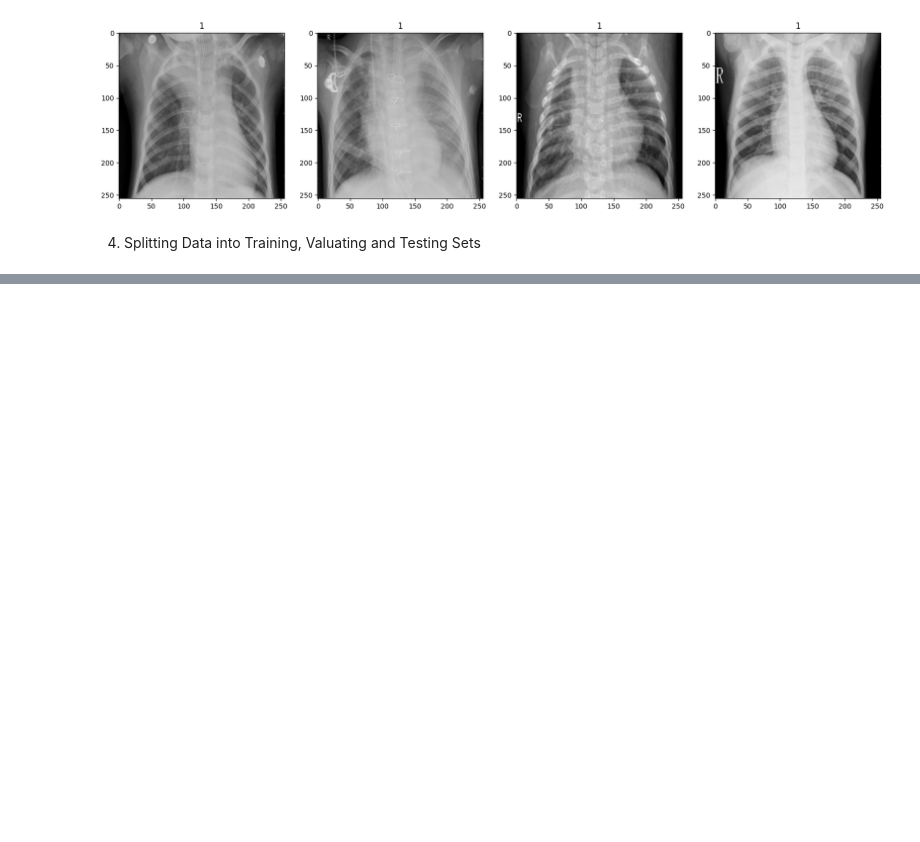
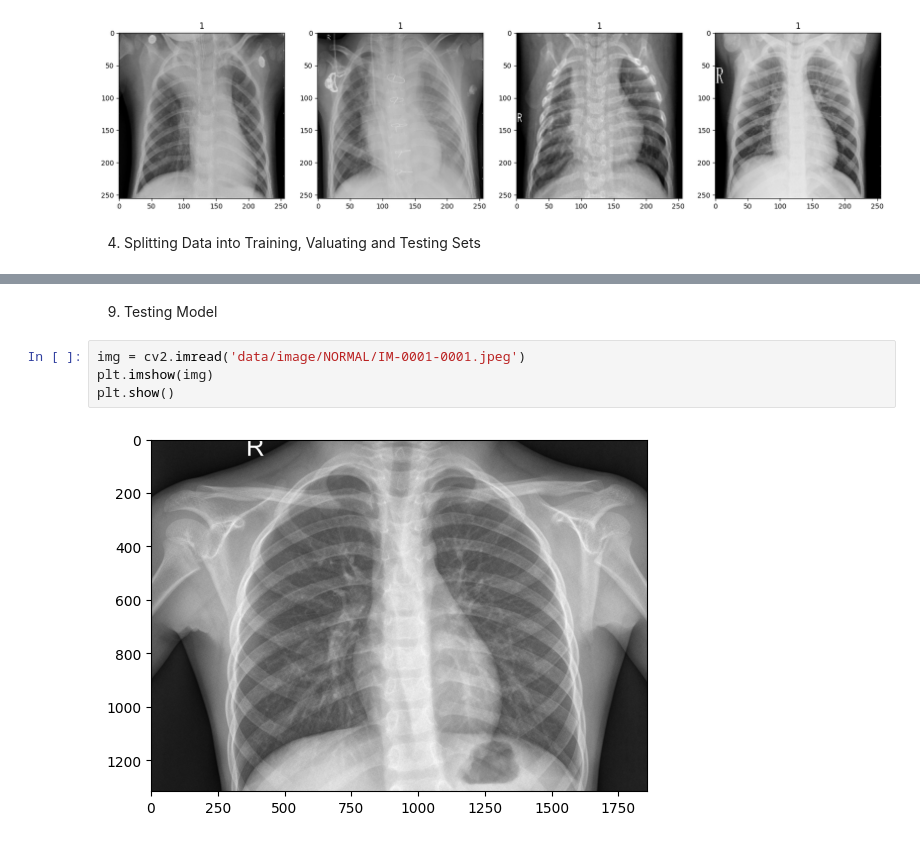
Before and after one commit to WWW-boop/Chest-Xray-Image-Classification, a Jupyter notebook: main.ipynb, the cells around one changed output, grey strips where cells are left out. Saved outputs shown, nothing was run; the diff lists cells and outputs as text; blank space fills up the shorter version.

```diff
--- a/main.ipynb
+++ b/main.ipynb
@@ -71,0 +218,8 @@ for idx, img in enumerate(batch[0][:4]):
+# %% [markdown]
+9. Testing Model
+# %%
+img = cv2.imread('data/image/NORMAL/IM-0001-0001.jpeg')
+plt.imshow(img)
+plt.show()
+# %% [output]
+[figure, added]
```
Also changed, not shown: parts of 25 cells of this notebook, 3 other files.
